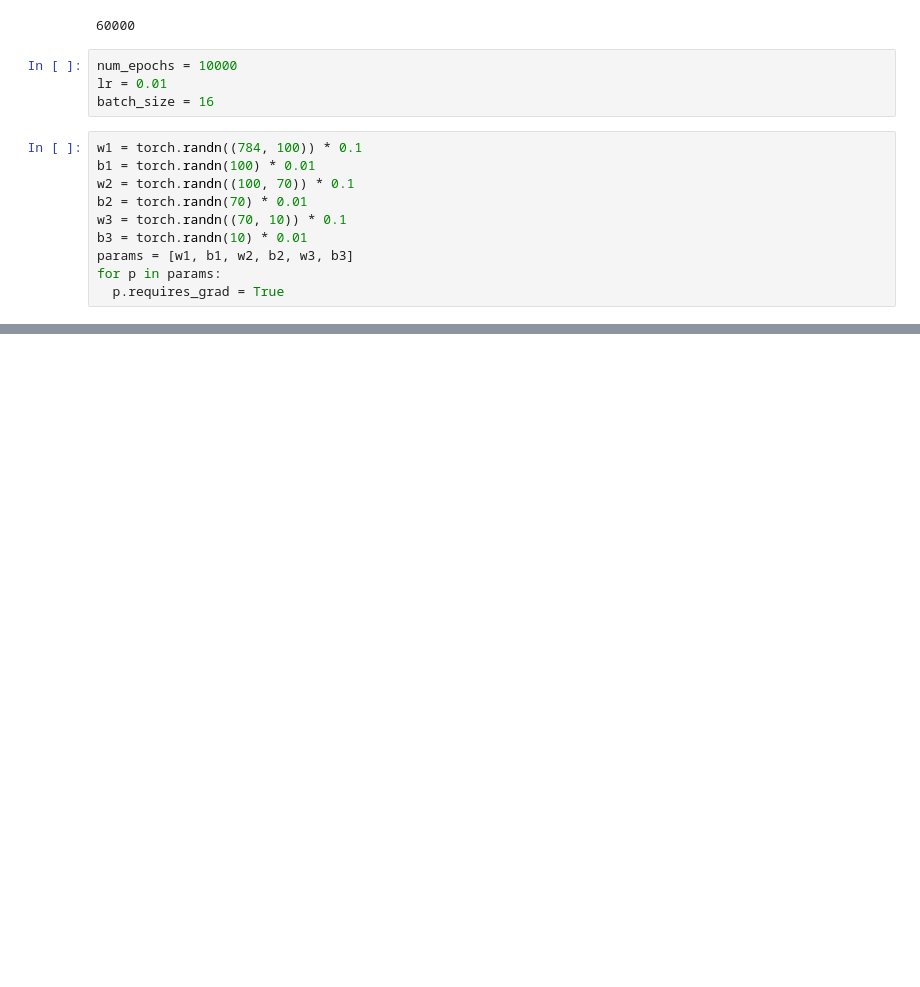
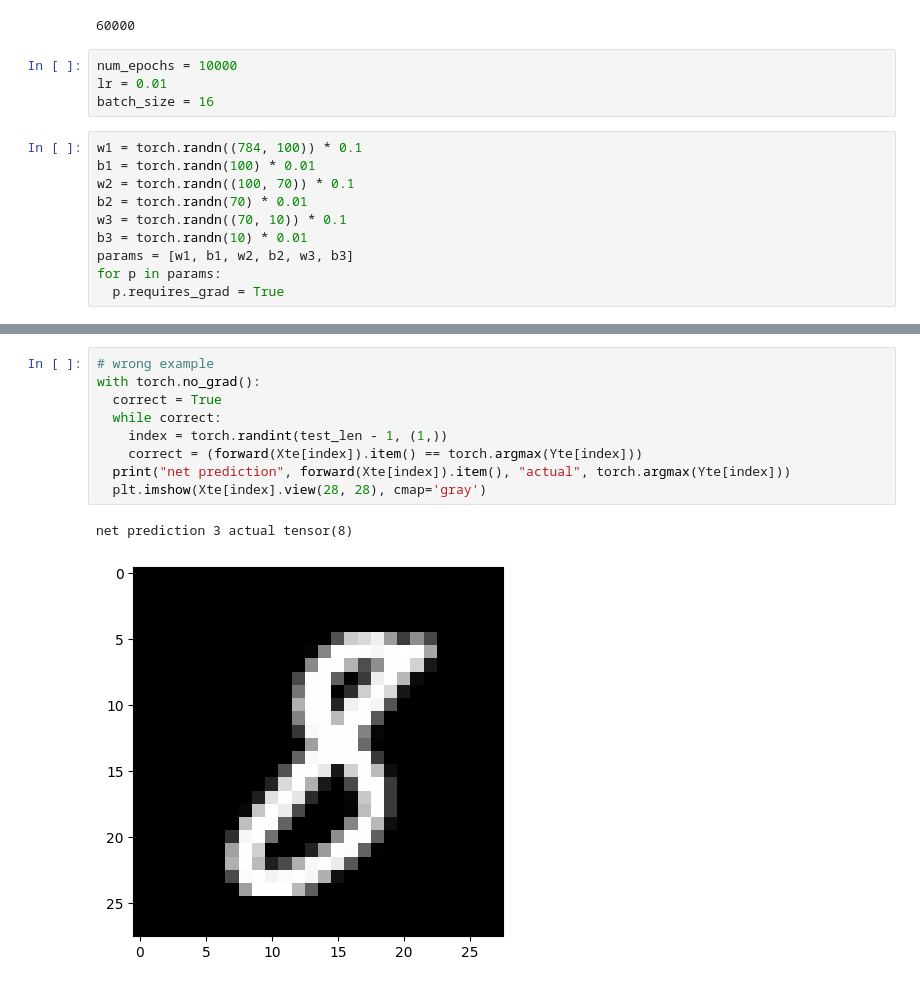
Before and after one commit to Trickshotblaster/nn-practices, a Jupyter notebook: EZMNIST.ipynb, the cells around one changed output, grey strips where cells are left out. Saved outputs shown, nothing was run; the diff lists cells and outputs as text; blank space fills up the shorter version.

```diff
--- a/EZMNIST.ipynb
+++ b/EZMNIST.ipynb
@@ -154,0 +161,12 @@ net prediction 8 actual tensor(8)
+# %%
+# wrong example
+with torch.no_grad():
+  correct = True
+  while correct:
+    index = torch.randint(test_len - 1, (1,))
+    correct = (forward(Xte[index]).item() == torch.argmax(Yte[index]))
+  print("net prediction", forward(Xte[index]).item(), "actual", torch.argmax(Yte[index]))
+  plt.imshow(Xte[index].view(28, 28), cmap='gray')
+# %% [output]
+net prediction 3 actual tensor(8)
+[figure, added]
```
Also changed, not shown: parts of 4 cells of this notebook.
